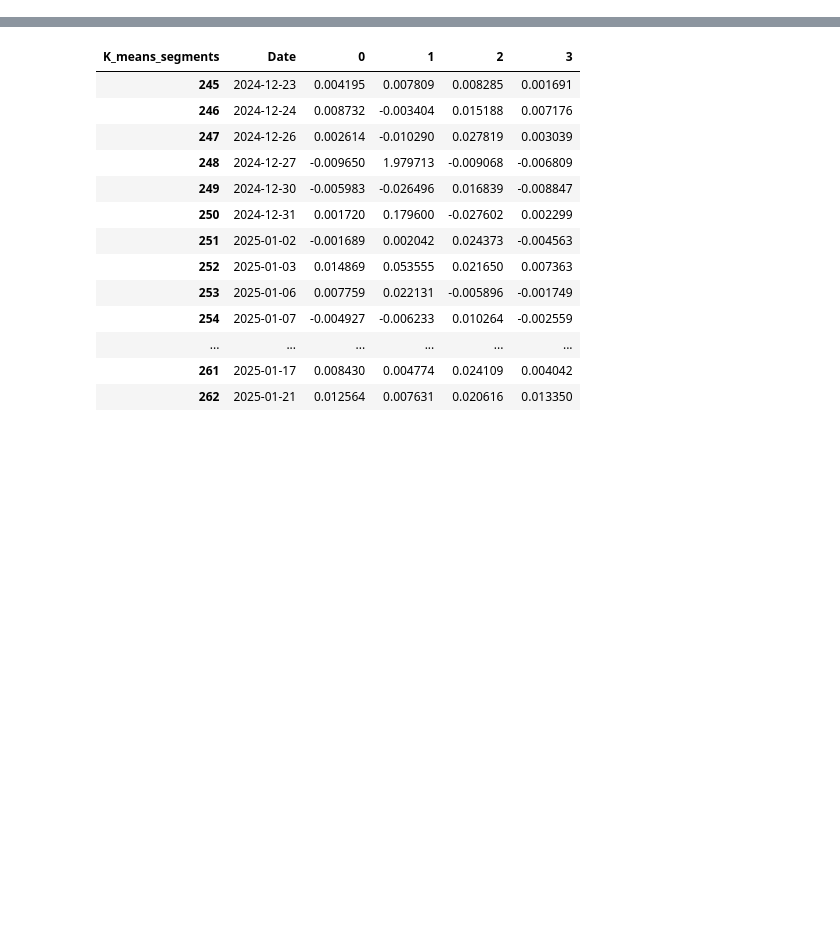
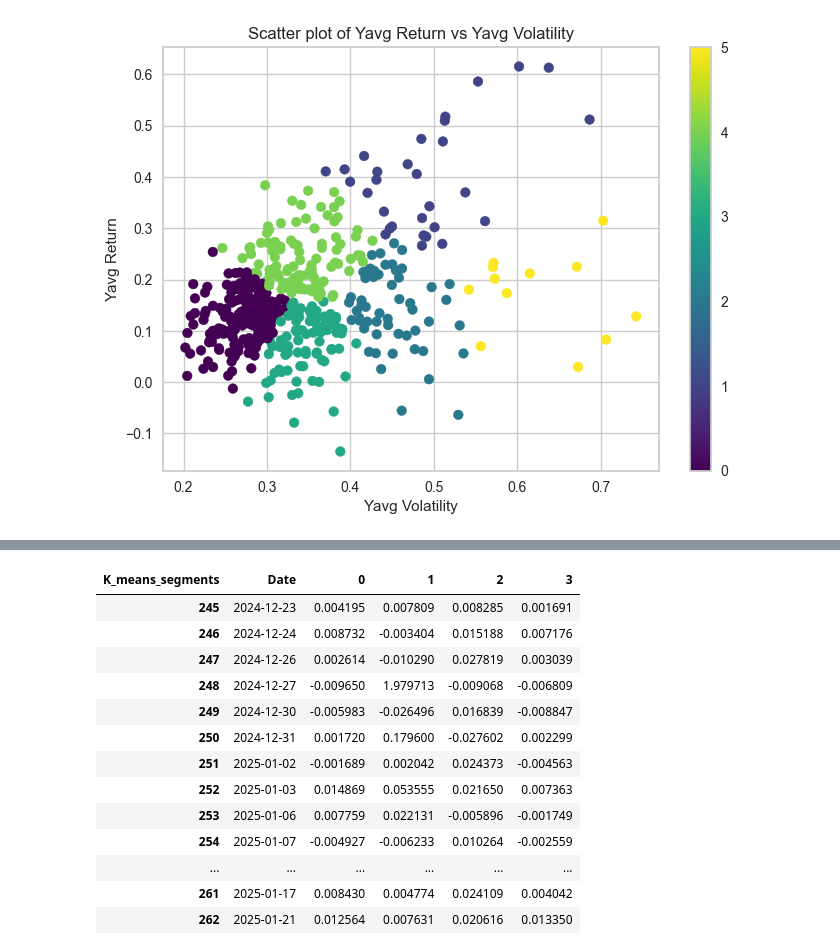
Before and after one commit to mitchchessnoob/portfolio_optimization, a Jupyter notebook: analysis/basic_kmeans.ipynb, the cells around one changed output, grey strips where cells are left out. Saved outputs shown, nothing was run; the diff lists cells and outputs as text; code cells hidden in the pictures; blank space fills up the shorter version.

```diff
--- a/analysis/basic_kmeans.ipynb
+++ b/analysis/basic_kmeans.ipynb
@@ -419,0 +61,5 @@ See the caveats in the documentation: https://pandas.pydata.org/pandas-docs/stab
+# %%
+stock_data_clustering = final_dataframe[["Yavg_return",	"Yavg_volatility"]]
+
+stock_data_clustering = stock_data_clustering.drop(columns=["Ticker"])
+stock_data_clustering.info()
@@ -419,0 +184,7 @@ See the caveats in the documentation: https://pandas.pydata.org/pandas-docs/stab
+# %%
+N_SECTORS = 6
+
+kmeans = KMeans(n_clusters=N_SECTORS, random_state=0)
+kmeans.fit(stock_data_clustering)
+final_dataframe["Sector"] = kmeans.labels_
+final_dataframe.head()
@@ -419,0 +214,18 @@ See the caveats in the documentation: https://pandas.pydata.org/pandas-docs/stab
+# %%
+plt.scatter(
+    final_dataframe["Yavg_volatility"],
+    final_dataframe["Yavg_return"],
+    c=final_dataframe["Sector"],  # Use c for color mapping
+    cmap='viridis',  # Optional: Choose a colormap
+
+)
+
+# Add labels and title
+plt.xlabel("Yavg Volatility")
+plt.ylabel("Yavg Return")
+plt.title("Scatter plot of Yavg Return vs Yavg Volatility")
+plt.colorbar()
+# Show the plot
+plt.show()
+# %% [output]
+[figure, added]
```
Also changed, not shown: parts of 45 cells of this notebook, 1 other file.
